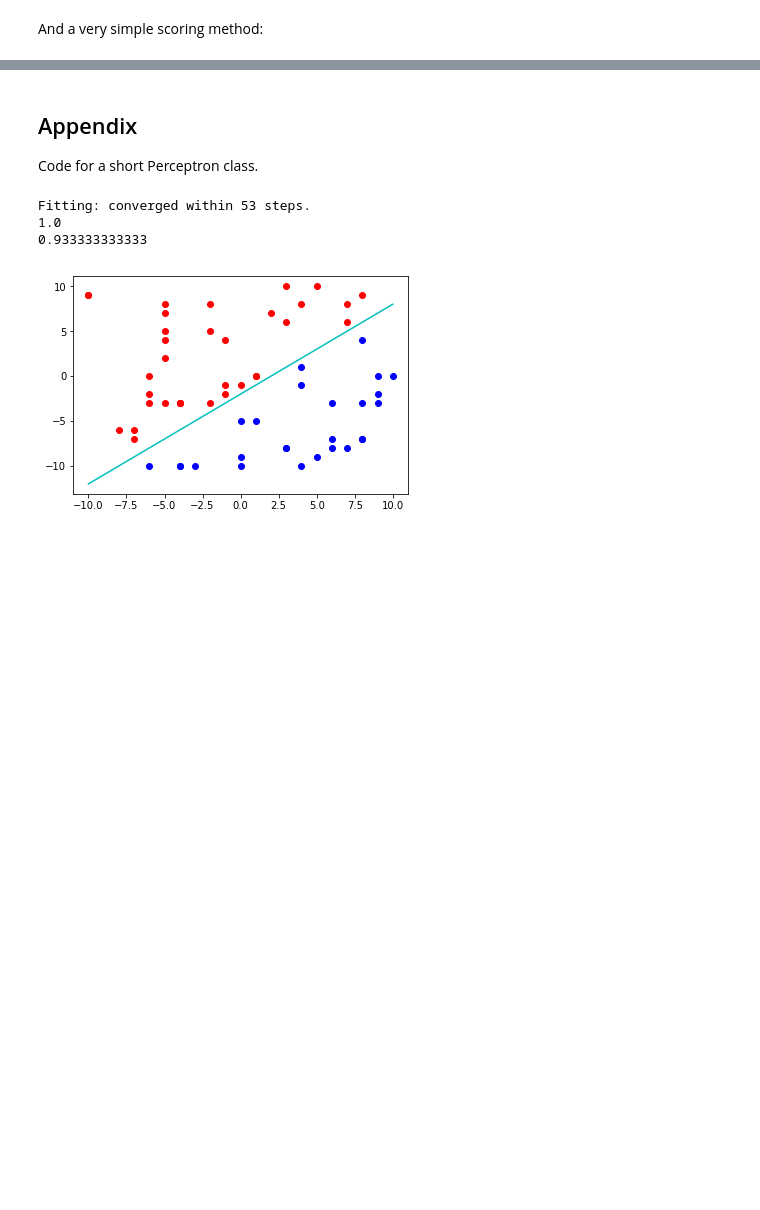
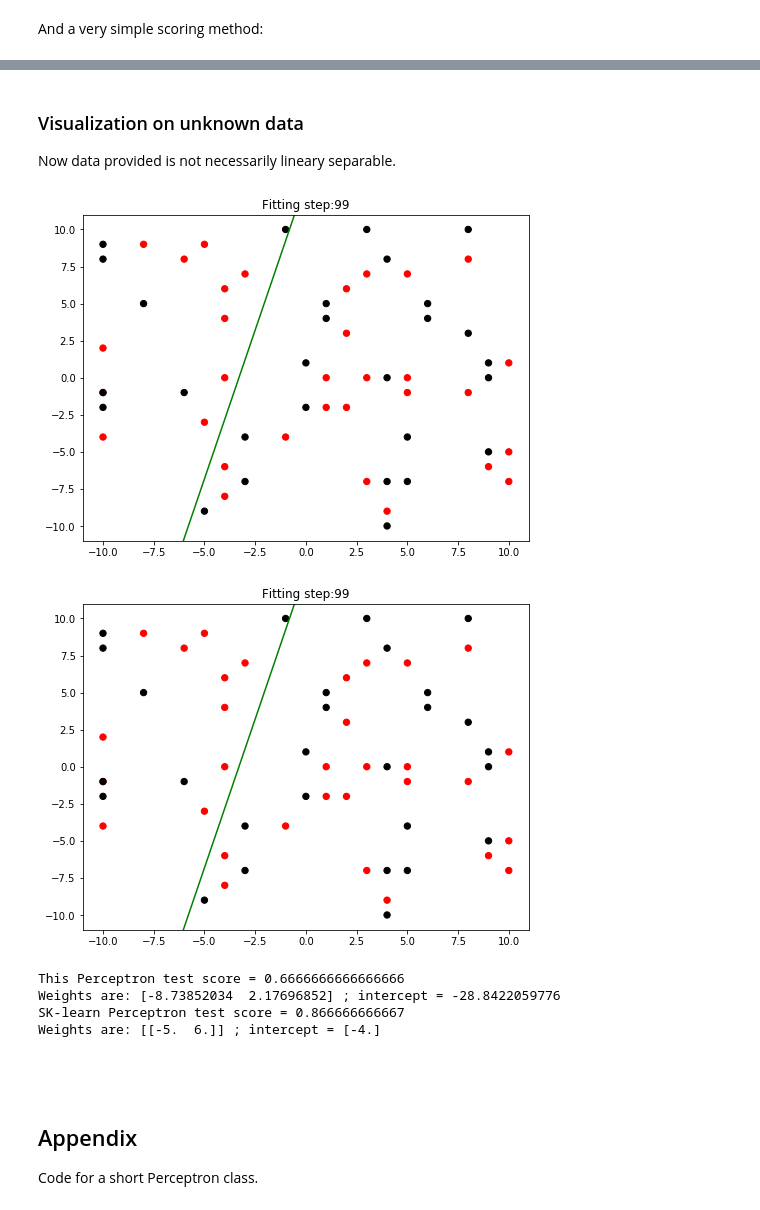
Before and after one commit to KonstantinMasich/Machine_Learning, a Jupyter notebook: Classifiers/Perceptron/Simplest_Perceptron.ipynb, the cells around one changed output, grey strips where cells are left out. Drawn from its saved outputs; the diff is of its cells as text; code cells hidden in the pictures; blank space fills up the shorter version.

```diff
--- a/Classifiers/Perceptron/Simplest_Perceptron.ipynb
+++ b/Classifiers/Perceptron/Simplest_Perceptron.ipynb
@@ -266,12 +268,40 @@ IndexError: index 1 is out of bounds for axis 0 with size 1
+# %% [markdown]
+### Visualization on unknown data
+Now data provided is not necessarily lineary separable.
+# %%
+import random
+
+X = []
+y = []
+all_classes = [-1, 1]
+for i in range(0, 60):
+    X.append([randint(-10, 10), randint(-10, 10)])
+    y.append(random.choice(all_classes))
+
+p = Perceptron()
+p.fit_and_plot(X, y, plt, sleep_time=0.1)
+# %% [output]
+[figure, added]
+[figure, added]
+# %%
+print("This Perceptron test score =", p.score(X_test, y_test))
+print("Weights are:", p.coef_[1:], "; intercept =", p.coef_[0])
+
+sk_p = sklearn.linear_model.Perceptron(max_iter=100)
+sk_p.fit(X, y)
+print("SK-learn Perceptron test score =", sk_p.score(X_test, y_test))
+print("Weights are:", sk_p.coef_, "; intercept =", sk_p.intercept_)
+# %% [output]
+This Perceptron test score = 0.6666666666666666
+Weights are: [-8.73852034  2.17696852] ; intercept = -28.8422059776
+SK-learn Perceptron test score = 0.866666666667
+Weights are: [[-5.  6.]] ; intercept = [-4.]
 # %% [markdown]
+<br><br>
 ## Appendix
 Code for a short Perceptron class.
 # %%
 import numpy as np
-from matplotlib import pyplot as plt
-from random import randint
-import sklearn.linear_model
-from sklearn.model_selection import train_test_split
 
 
 class Perceptron:
@@ -329,43 +359,3 @@ class Perceptron:
             if y_pred_i == y_i:
                 match_counter += 1
         return match_counter / len(y_test)
-
-
-# 1. Creating dataset: X and y
-X = []
-y = []
-for i in range(0, 60):
-    X.append([randint(-10, 10), randint(-10, 10)])
-
-# Case of y = x - 2
-line_x = np.linspace(-10, 10, 50)
-plt.plot(line_x, line_x-2, 'c-')
-for index, point in enumerate(X):
-    if point[1] > point[0] - 2:
-        plt.plot(point[0], point[1], 'ro')
-        y.append(1)
-    elif point[1] < point[0] - 2:
-        plt.plot(point[0], point[1], 'bo')
-        y.append(-1)
-    else:
-        X[index][1] += 1
-        plt.plot(point[0], point[1], 'ro')
-        y.append(1)
-# plt.show()
-
-# Train-test sets
-X_train, X_test, y_train, y_test = train_test_split(X, y, train_size=45, test_size=15)
-
-# Prediction
-p = Perceptron(verbose=True)
-p.fit(X_train, y_train)
-print(p.score(X_test, y_test))
-
-sk_p = sklearn.linear_model.Perceptron(max_iter=100)
-sk_p.fit(X_train, y_train)
-print(sk_p.score(X_test, y_test))
-# %% [output]
-Fitting: converged within 53 steps.
-1.0
-0.933333333333
-[figure, removed]
```
Also changed, not shown: parts of 14 cells of this notebook.
